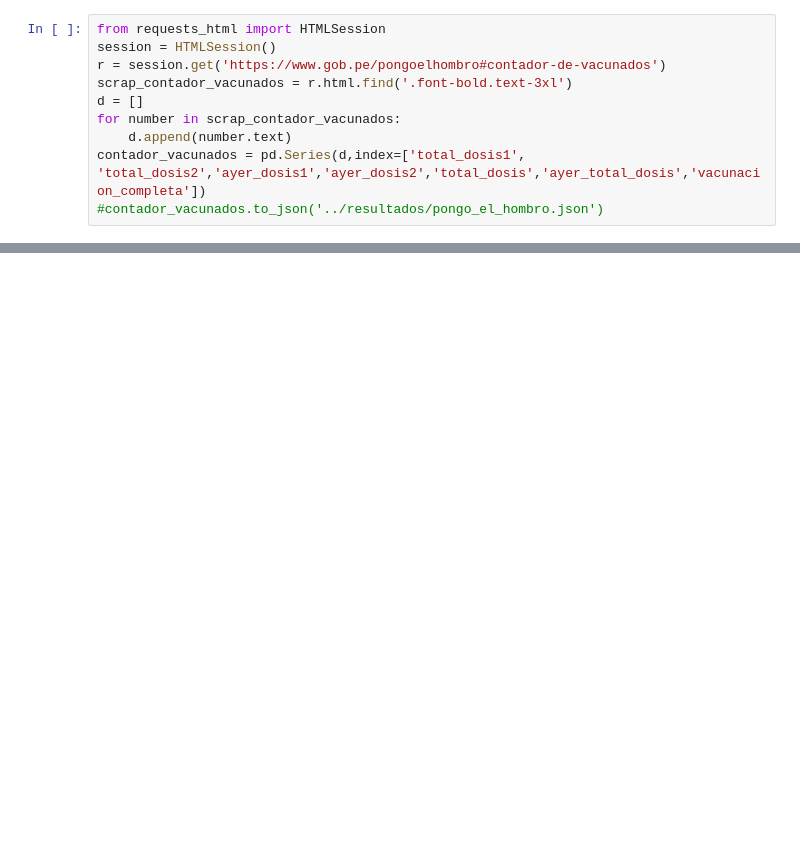
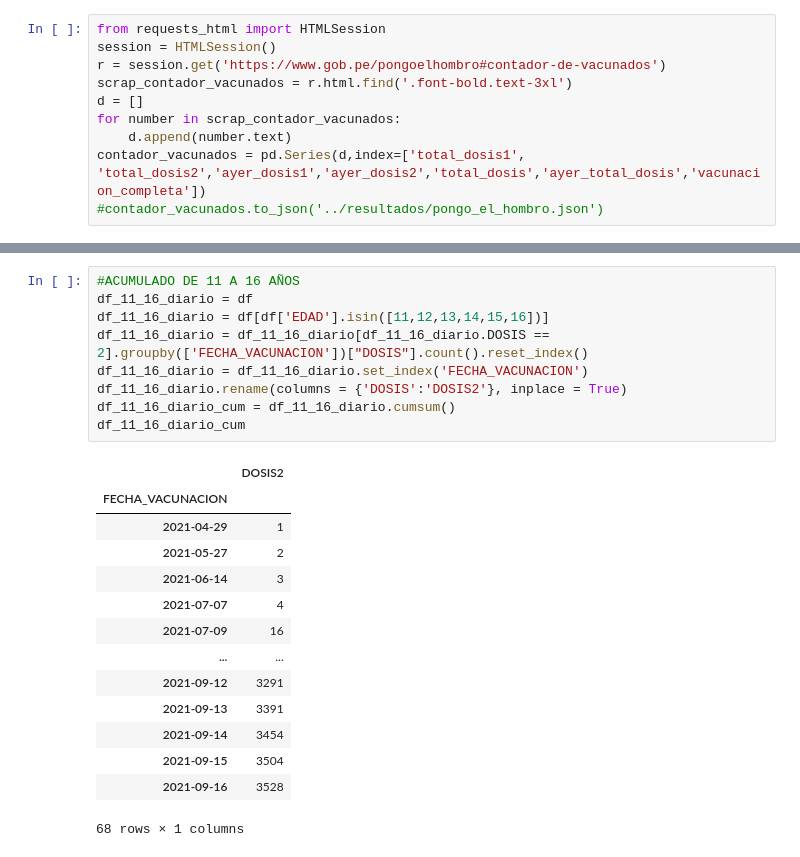
Before and after one commit to annaabsi/git-scraper-vacunacion, a Jupyter notebook: notebooks/scraper.ipynb, the cells around one changed output, grey strips where cells are left out. Saved outputs shown, nothing was run; the diff lists cells and outputs as text; blank space fills up the shorter version.

```diff
--- a/notebooks/scraper.ipynb
+++ b/notebooks/scraper.ipynb
@@ -220,3 +220,27 @@ df_11_16
 | 14 años | 697 |
 | 15 años | 730 |
 | 16 años | 803 |
+# %%
+#ACUMULADO DE 11 A 16 AÑOS
+df_11_16_diario = df
+df_11_16_diario = df[df['EDAD'].isin([11,12,13,14,15,16])]
+df_11_16_diario = df_11_16_diario[df_11_16_diario.DOSIS == 2].groupby(['FECHA_VACUNACION'])["DOSIS"].count().reset_index()
+df_11_16_diario = df_11_16_diario.set_index('FECHA_VACUNACION')
+df_11_16_diario.rename(columns = {'DOSIS':'DOSIS2'}, inplace = True)
+df_11_16_diario_cum = df_11_16_diario.cumsum()
+df_11_16_diario_cum
+# %% [output]
+|  | DOSIS2 |
+| FECHA_VACUNACION |  |
+| 2021-04-29 | 1 |
+| 2021-05-27 | 2 |
+| 2021-06-14 | 3 |
+| 2021-07-07 | 4 |
+| 2021-07-09 | 16 |
+| ... | ... |
+| 2021-09-12 | 3291 |
+| 2021-09-13 | 3391 |
+| 2021-09-14 | 3454 |
+| 2021-09-15 | 3504 |
+| 2021-09-16 | 3528 |
+68 rows × 1 columns
```
Also changed, not shown: parts of 8 cells of this notebook, 1 other file.
